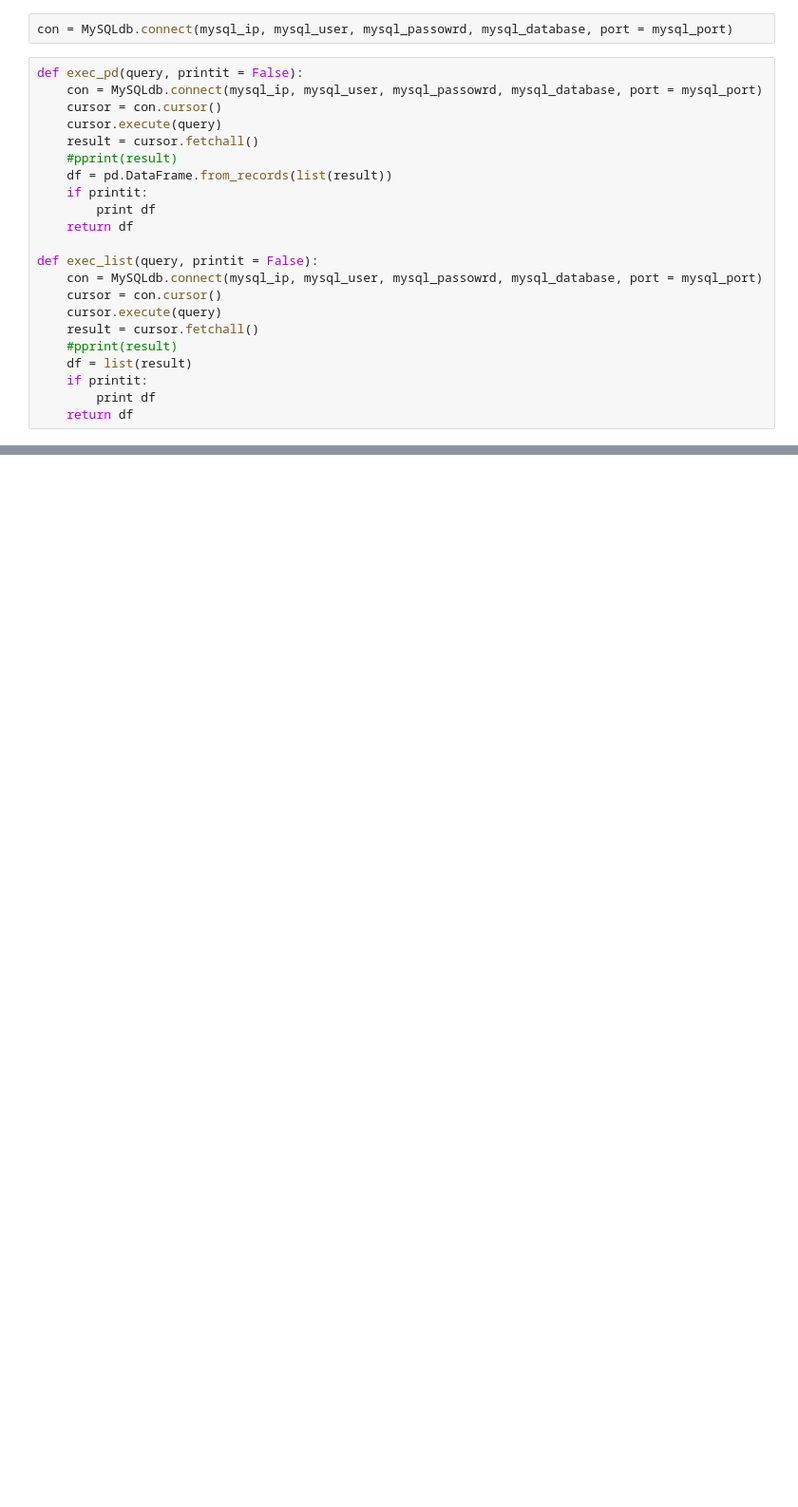
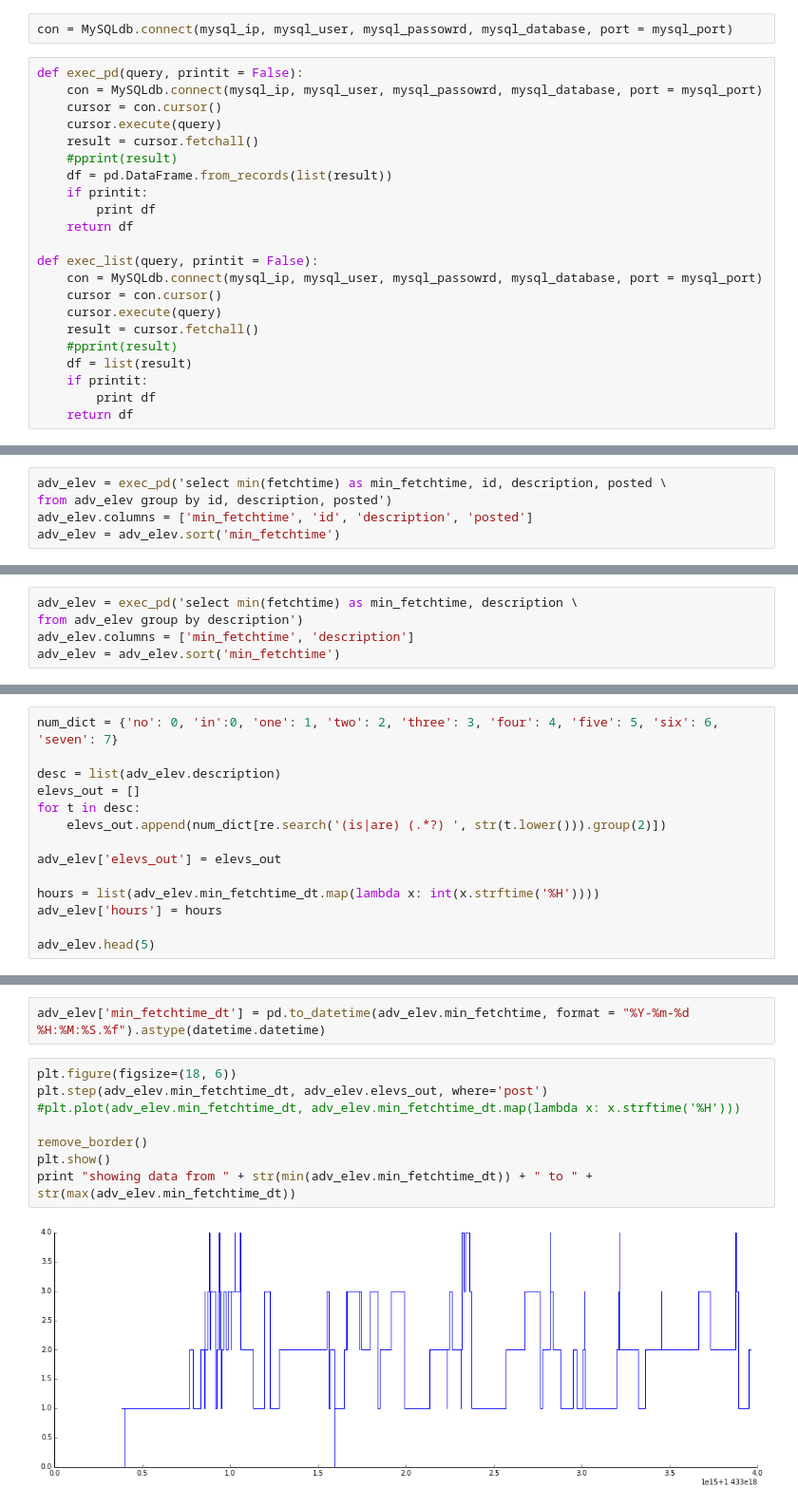
Before and after one commit to dmilad/BARTProject, a Jupyter notebook: eda/eda.ipynb, the cells around one changed output, grey strips where cells are left out. Shown at 95% size. Saved outputs shown, nothing was run; the diff lists cells and outputs as text; blank space fills up the shorter version.

```diff
--- a/eda/eda.ipynb
+++ b/eda/eda.ipynb
@@ -76,0 +314,5 @@ print [i[0] for i in no]
+# %%
+adv_elev = exec_pd('select min(fetchtime) as min_fetchtime, id, description, posted \
+from adv_elev group by id, description, posted')
+adv_elev.columns = ['min_fetchtime', 'id', 'description', 'posted']
+adv_elev = adv_elev.sort('min_fetchtime')
@@ -76,0 +328,5 @@ print [i[0] for i in no]
+# %%
+adv_elev = exec_pd('select min(fetchtime) as min_fetchtime, description \
+from adv_elev group by description')
+adv_elev.columns = ['min_fetchtime', 'description']
+adv_elev = adv_elev.sort('min_fetchtime')
@@ -76,0 +363,14 @@ print [i[0] for i in no]
+# %%
+num_dict = {'no': 0, 'in':0, 'one': 1, 'two': 2, 'three': 3, 'four': 4, 'five': 5, 'six': 6, 'seven': 7}
+
+desc = list(adv_elev.description)
+elevs_out = []
+for t in desc:
+    elevs_out.append(num_dict[re.search('(is|are) (.*?) ', str(t.lower())).group(2)])
+
+adv_elev['elevs_out'] = elevs_out
+
+hours = list(adv_elev.min_fetchtime_dt.map(lambda x: int(x.strftime('%H'))))
+adv_elev['hours'] = hours
+
+adv_elev.head(5)
@@ -76,0 +384,12 @@ print [i[0] for i in no]
+# %%
+adv_elev['min_fetchtime_dt'] = pd.to_datetime(adv_elev.min_fetchtime, format = "%Y-%m-%d %H:%M:%S.%f").astype(datetime.datetime)
+# %%
+plt.figure(figsize=(18, 6))
+plt.step(adv_elev.min_fetchtime_dt, adv_elev.elevs_out, where='post')
+#plt.plot(adv_elev.min_fetchtime_dt, adv_elev.min_fetchtime_dt.map(lambda x: x.strftime('%H')))
+
+remove_border()
+plt.show()
+print "showing data from " + str(min(adv_elev.min_fetchtime_dt)) + " to " + str(max(adv_elev.min_fetchtime_dt))
+# %% [output]
+[figure, added]
```
Also changed, not shown: parts of 61 cells of this notebook, 2 other files.
